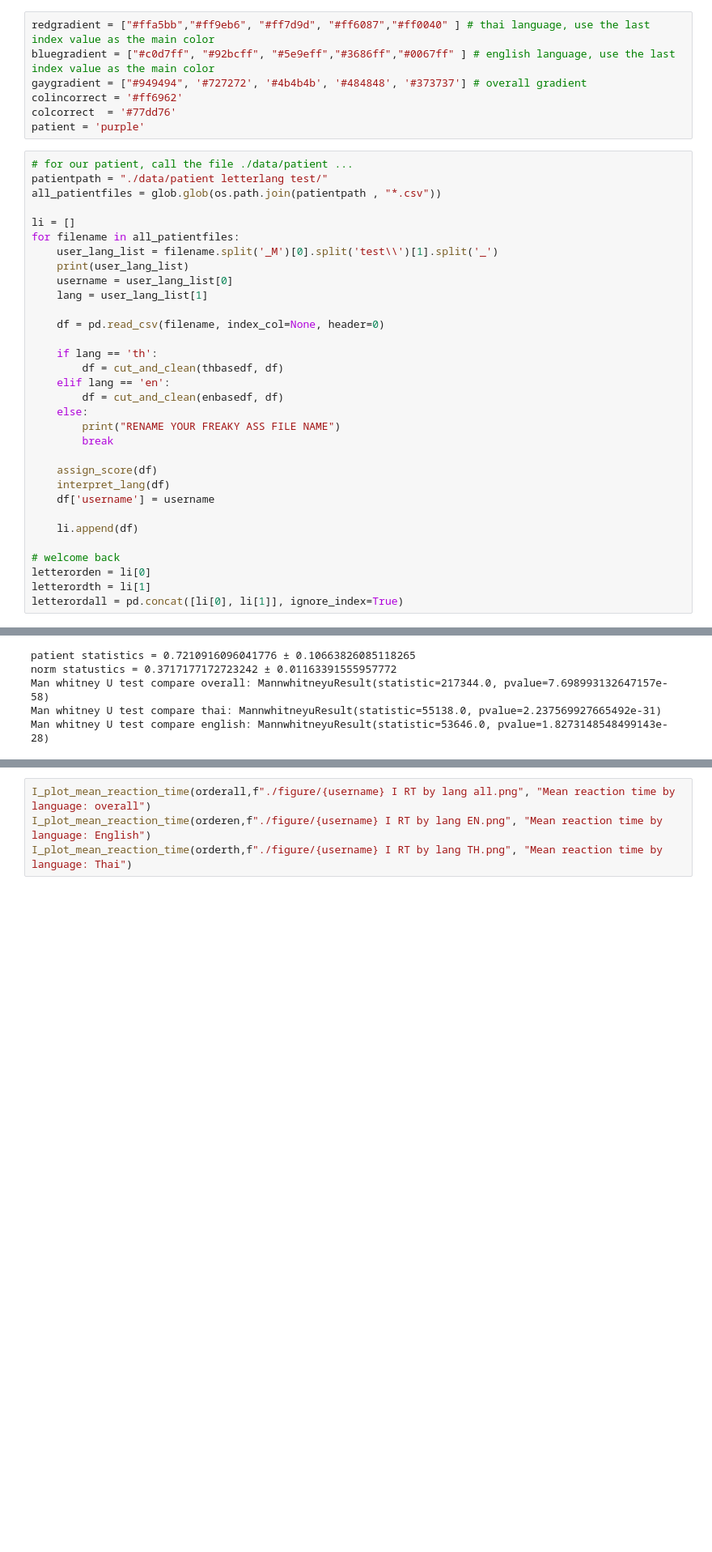
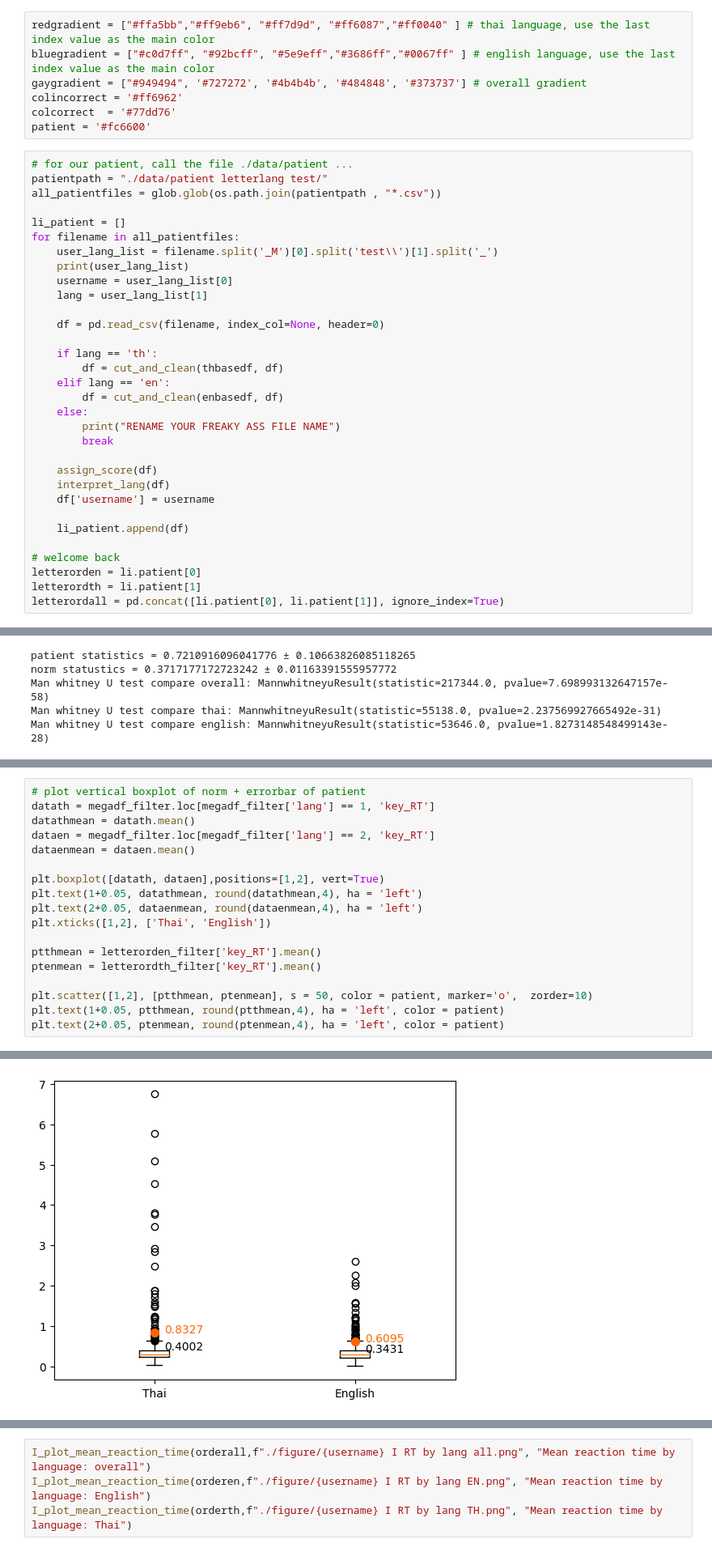
Before and after one commit to Plausma/Dyslexia, a Jupyter notebook: task 1 norm.ipynb, the cells around one changed output, grey strips where cells are left out. Shown: that part at 81% size. Cells and saved outputs as stored; diff of their text form; blank space fills up the shorter version.

```diff
--- a/task 1 norm.ipynb
+++ b/task 1 norm.ipynb
@@ -95,13 +101,13 @@ bluegradient = ["#c0d7ff", "#92bcff", "#5e9eff","#3686ff","#0067ff" ] # english
 gaygradient = ["#949494", '#727272', '#4b4b4b', '#484848', '#373737'] # overall gradient
 colincorrect = '#ff6962'
 colcorrect  = '#77dd76'
-patient = 'purple'
+patient = '#fc6600'
 # %%
 # for our patient, call the file ./data/patient ...
 patientpath = "./data/patient letterlang test/"
 all_patientfiles = glob.glob(os.path.join(patientpath , "*.csv"))
 
-li = []
+li_patient = []
 for filename in all_patientfiles:
     user_lang_list = filename.split('_M')[0].split('test\\')[1].split('_')
     print(user_lang_list)
@@ -122,12 +128,12 @@ for filename in all_patientfiles:
     interpret_lang(df)
     df['username'] = username
 
-    li.append(df)
+    li_patient.append(df)
 
 # welcome back
-letterorden = li[0]
-letterordth = li[1]
-letterordall = pd.concat([li[0], li[1]], ignore_index=True)
+letterorden = li.patient[0]
+letterordth = li.patient[1]
+letterordall = pd.concat([li.patient[0], li.patient[1]], ignore_index=True)
 # %% [output]
 ['YP', 'en']
 ['YP', 'th']
@@ -330,0 +339,19 @@ Man whitney U test compare english: MannwhitneyuResult(statistic=53646.0, pvalue
+# %%
+# plot vertical boxplot of norm + errorbar of patient
+datath = megadf_filter.loc[megadf_filter['lang'] == 1, 'key_RT']
+datathmean = datath.mean()
+dataen = megadf_filter.loc[megadf_filter['lang'] == 2, 'key_RT']
+dataenmean = dataen.mean()
+
+plt.boxplot([datath, dataen],positions=[1,2], vert=True)
+plt.text(1+0.05, datathmean, round(datathmean,4), ha = 'left')
+plt.text(2+0.05, dataenmean, round(dataenmean,4), ha = 'left')
+plt.xticks([1,2], ['Thai', 'English'])
+
+ptthmean = letterorden_filter['key_RT'].mean()
+ptenmean = letterordth_filter['key_RT'].mean()
+
+plt.scatter([1,2], [ptthmean, ptenmean], s = 50, color = patient, marker='o',  zorder=10)
+plt.text(1+0.05, ptthmean, round(ptthmean,4), ha = 'left', color = patient)
+plt.text(2+0.05, ptenmean, round(ptenmean,4), ha = 'left', color = patient)
+# %% [output]
@@ -331,3 +359,4 @@ Man whitney U test compare english: MannwhitneyuResult(statistic=53646.0, pvalue
+[figure, added]
 # %%
 def I_plot_mean_reaction_time(df, savefig_dir=None, plot_title='Mean Reaction Time by Language'):
     # Define the custom order for 'langshow'
```
Also changed, not shown: parts of 4 cells of this notebook.
